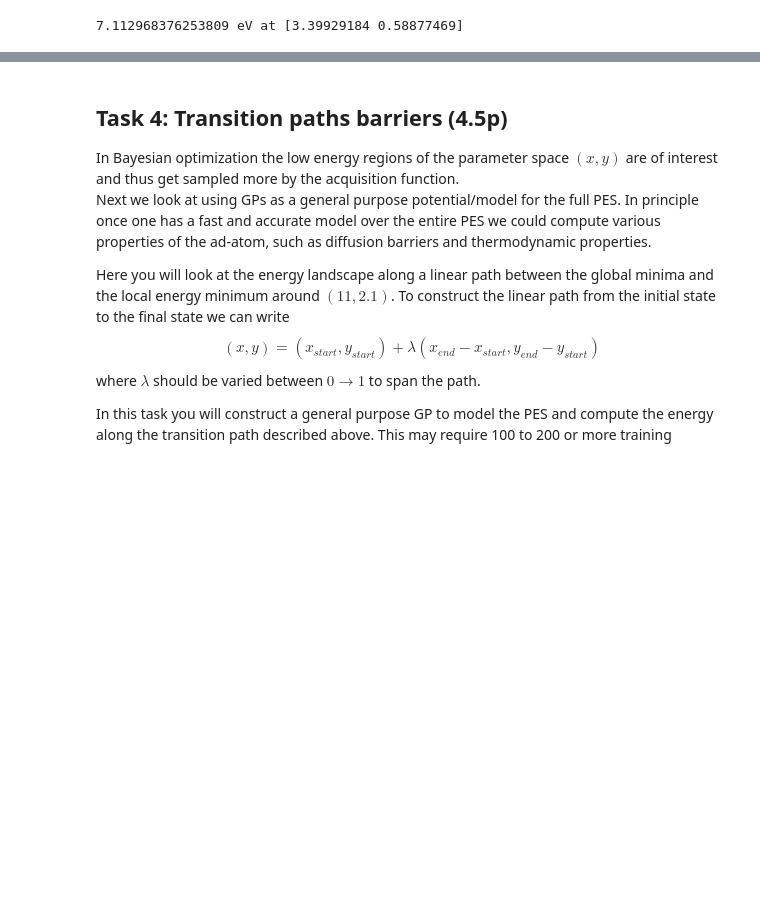
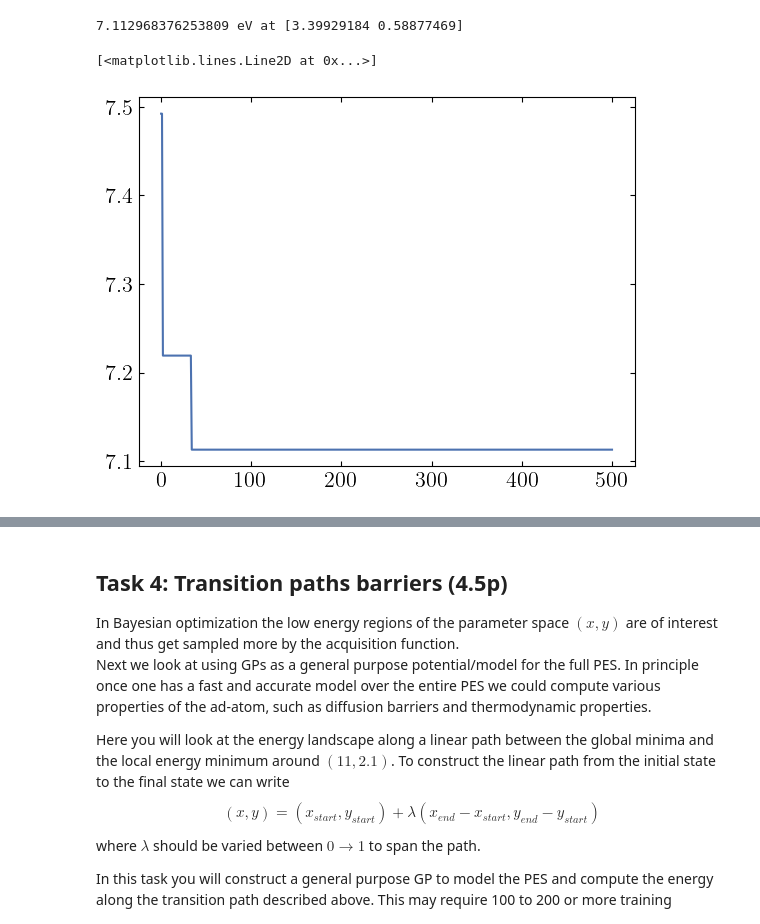
Before and after one commit to j-haralds/Advanced_sim, a Jupyter notebook: project_2b_shared/Jonatan_2b.ipynb, the cells around one changed output, grey strips where cells are left out. Cells and saved outputs as stored; diff of their text form; code cells hidden in the pictures; blank space fills up the shorter version.

```diff
--- a/project_2b_shared/Jonatan_2b.ipynb
+++ b/project_2b_shared/Jonatan_2b.ipynb
@@ -463,5 +464,10 @@ bayes_df = run_GP(2)
 # %% [output]
 7.112968376253809 eV at [3.39929184 0.58877469]
+# %%
+plt.plot(bayes_df['Energy'])
+# %% [output]
+[<matplotlib.lines.Line2D at 0x...>]
+[figure, added]
 # %%
 plt.contourf(X, Y, E, levels=level, cmap='Blues')
 plt.xlabel('$x$ [Å]')
```
Also changed, not shown: parts of 3 cells of this notebook.
